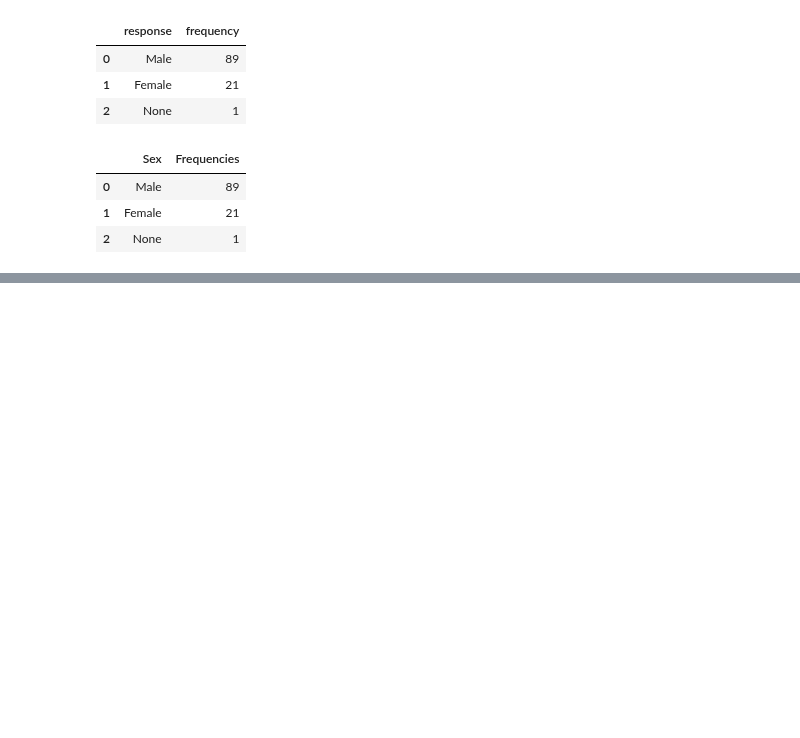
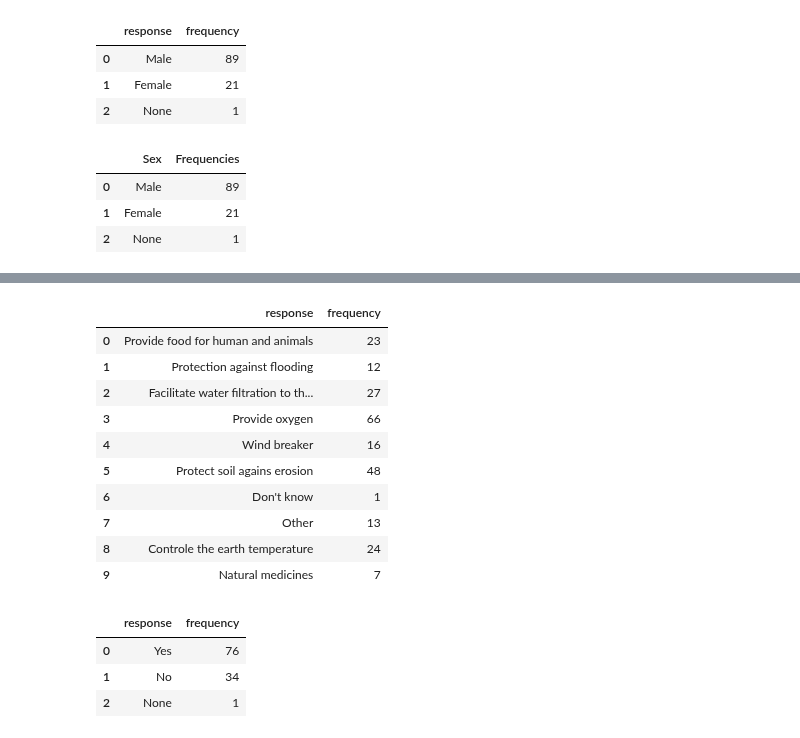
Before and after one commit to wisnercelucus/pes-nippes-data-cleaning, a Jupyter notebook: notebooks/farmers_cleaning.ipynb, the cells around one changed output, grey strips where cells are left out. Saved outputs shown, nothing was run; the diff lists cells and outputs as text; code cells hidden in the pictures; blank space fills up the shorter version.

```diff
--- a/notebooks/farmers_cleaning.ipynb
+++ b/notebooks/farmers_cleaning.ipynb
@@ -63,0 +390,12 @@ sex_def.rename(columns={"response":"Sex", "frequency":"Frequencies"})
+# %%
+col_name = "Q11 - Eske ou konnen ki aksyon oubyen mezi ki ka pwoteje mang lan ?"
+values = {"Wi":"Yes",
+          "Non – SI non, pase a Q12":"No",
+         }
+
+environment_knowledge9 = rename_col_values(f_df, col_name, values)
+col_name = "Do you know what can be done to protect the mangroves?"
+n_f_df[col_name] = pd.Series(environment_knowledge9)
+
+environment_knowledge9_df = count_freq_simple_answer(n_f_df, col_name)
+environment_knowledge9_df
@@ -63,0 +452,63 @@ sex_def.rename(columns={"response":"Sex", "frequency":"Frequencies"})
+# %%
+col_name = "Q13- Ki enpòtans ou konnen yon pye bwa genyen ?"
+values = {"Kenbe tè yo kont ewozyon ":"Protect soil agains erosion",
+          "Pemèt dlo rantre byen nan tè a":"Facilitate water filtration to the ground",
+          "Bay manje pou moun ak bet":"Provide food for human and animals",
+          "Medikaman natirèl":"Natural medicines",
+          "Kontwole tanperati a":"Controle the earth temperature",
+          "Bay oksijèn pou moun respire byen ":"Provide oxygen",
+          "Mwen pa konnen":"Don't know",
+          "Pwoteksyon kont inondasyon":"Protection against flooding",
+          "Pwoteksyon kont gwo van (briz van) ":"Wind breaker",
+          "Lòt (Presize)":"Other",
+         }
+
+environment_knowledge11 =  rename_col_with_multiple_values(f_df, col_name, values)
+
+col_name = "What is the importance of trees according to you?"
+n_f_df[col_name] = pd.Series(environment_knowledge11)
+
+patterns = ["Protect soil agains erosion",
+            "Facilitate water filtration to the ground",
+            "Provide food for human and animals",
+            "Natural medicines",
+            "Controle the earth temperature",
+            "Provide oxygen",
+            "Don't know",
+            "Protection against flooding",
+            "Wind breaker",
+            "Other"]
+
+environment_knowledge11_df = count_freq_multiple_answer(n_f_df, col_name, patterns)
+environment_knowledge11_df
+# %% [output]
+|  | response | frequency |
+| 0 | Provide food for human and animals | 23 |
+| 1 | Protection against flooding | 12 |
+| 2 | Facilitate water filtration to th... | 27 |
+| 3 | Provide oxygen | 66 |
+| 4 | Wind breaker | 16 |
+| 5 | Protect soil agains erosion | 48 |
+| 6 | Don't know | 1 |
+| 7 | Other | 13 |
+| 8 | Controle the earth temperature | 24 |
+| 9 | Natural medicines | 7 |
+# %%
+col_name = "Q15- Eske ou konn koman pou w fe pepinye pou pwodwi pye bwa ?"
+
+values = {"Wi":"Yes",
+          "Non":"No",
+         }
+
+environment_knowledge12 = rename_col_values(f_df, col_name, values)
+col_name = "Do you have skills in tree nurseries?"
+
+n_f_df[col_name] = pd.Series(environment_knowledge12)
+
+environment_knowledge12_df = count_freq_simple_answer(n_f_df, col_name)
+environment_knowledge12_df
+# %% [output]
+|  | response | frequency |
+| 0 | Yes | 76 |
+| 1 | No | 34 |
+| 2 | None | 1 |
```
Also changed, not shown: parts of 36 cells of this notebook, 2 other files.
